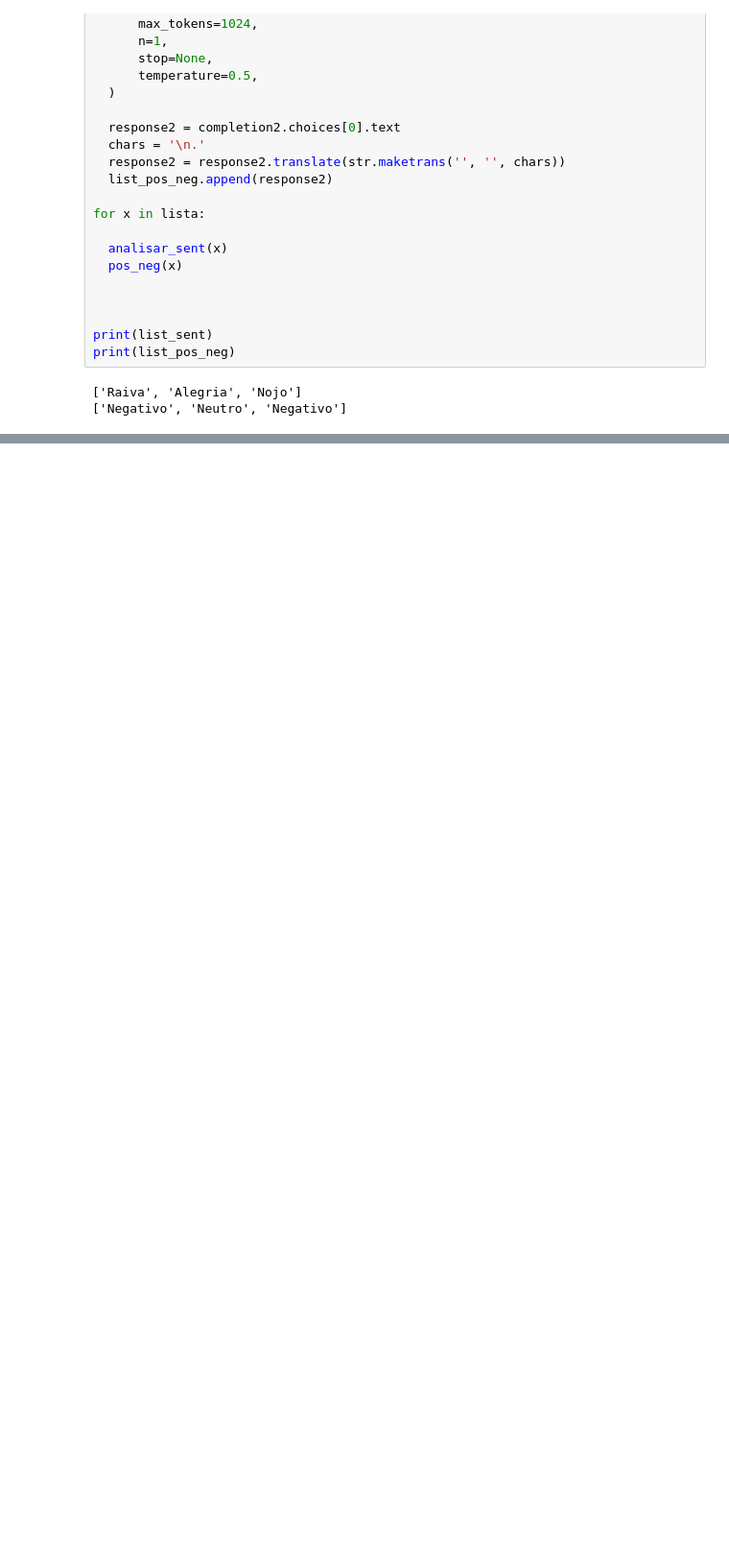
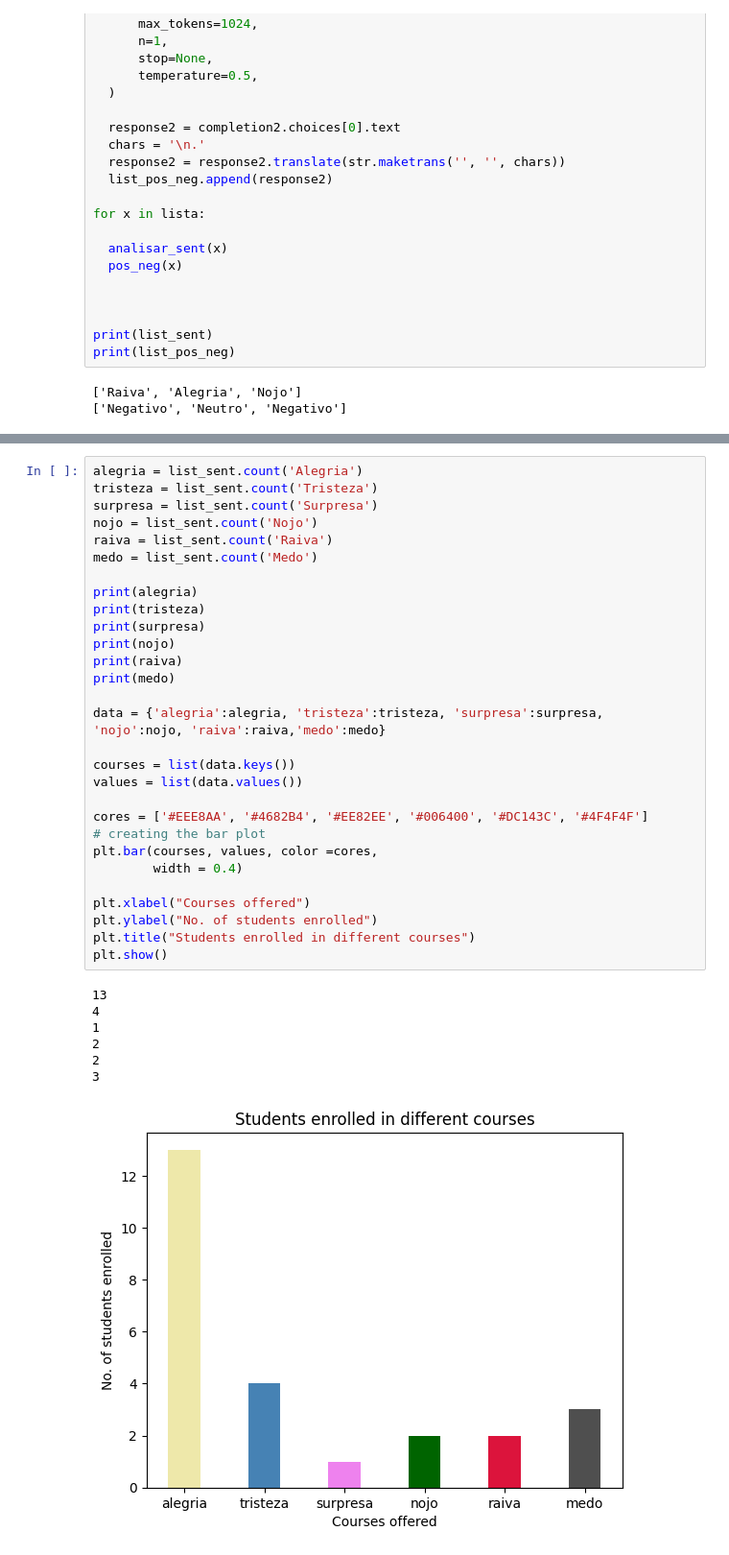
Before and after one commit to willzinbala/Like-It, a Jupyter notebook: Like_It.ipynb, the cells around one changed output, grey strips where cells are left out. Shown: that part at 96% size. Drawn from its saved outputs; the diff is of its cells as text; blank space fills up the shorter version.

```diff
--- a/Like_It.ipynb
+++ b/Like_It.ipynb
@@ -169,0 +172,37 @@ Digite um produto que você está pensando em comprar: teclado kumara
+# %%
+alegria = list_sent.count('Alegria')
+tristeza = list_sent.count('Tristeza')
+surpresa = list_sent.count('Surpresa')
+nojo = list_sent.count('Nojo')
+raiva = list_sent.count('Raiva')
+medo = list_sent.count('Medo')
+
+print(alegria)
+print(tristeza)
+print(surpresa)
+print(nojo)
+print(raiva)
+print(medo)
+
+data = {'alegria':alegria, 'tristeza':tristeza, 'surpresa':surpresa, 'nojo':nojo, 'raiva':raiva,'medo':medo}
+
+courses = list(data.keys())
+values = list(data.values())
+
+cores = ['#EEE8AA', '#4682B4', '#EE82EE', '#006400', '#DC143C', '#4F4F4F']
+# creating the bar plot
+plt.bar(courses, values, color =cores,
+        width = 0.4)
+
+plt.xlabel("Courses offered")
+plt.ylabel("No. of students enrolled")
+plt.title("Students enrolled in different courses")
+plt.show()
+# %% [output]
+13
+4
+1
+2
+2
+3
+[figure, added]
```
Also changed, not shown: parts of 3 cells of this notebook.
